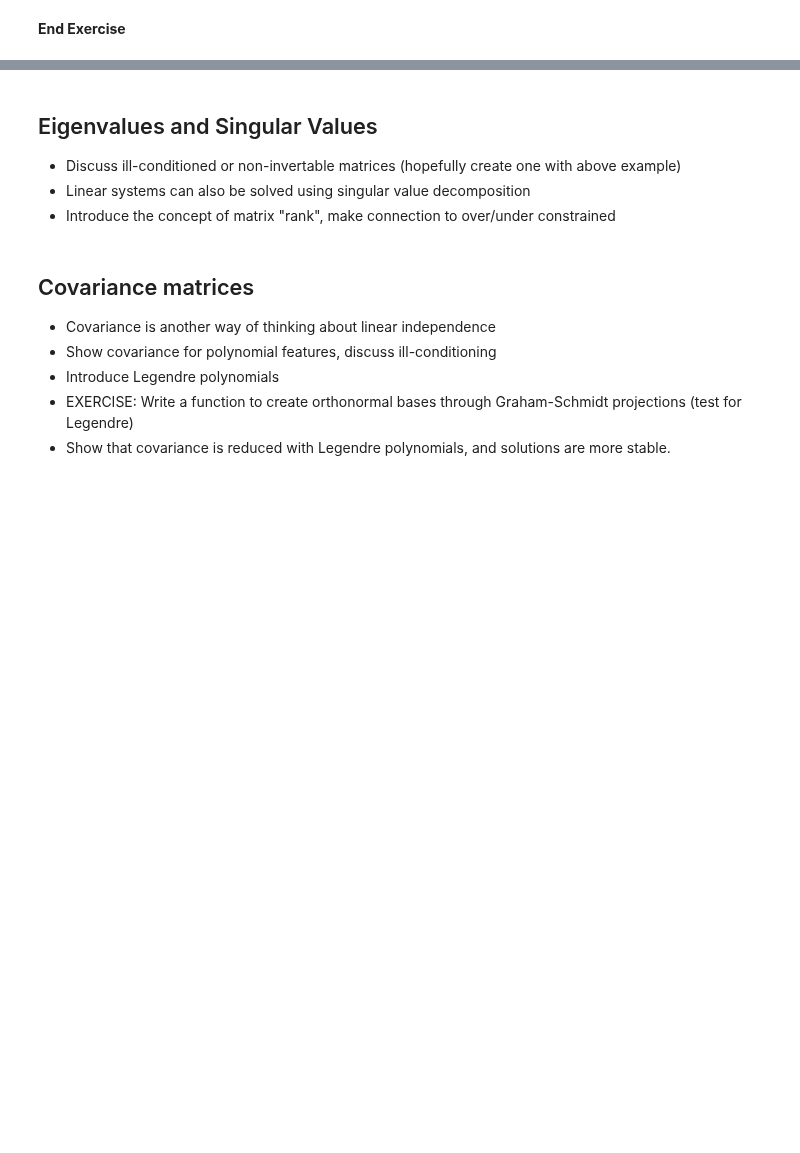
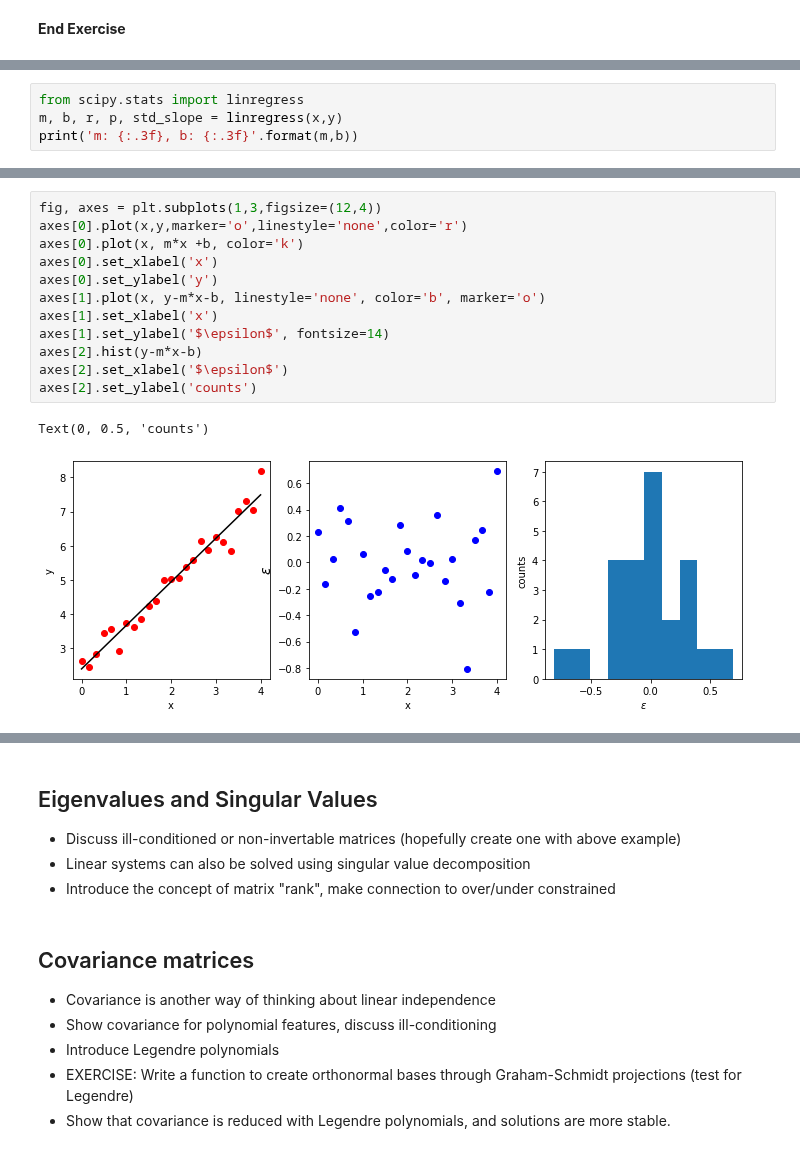
Before and after one commit to medford-group/data_analytics_for_engineers, a Jupyter notebook: modules/0-foundations/foundations.ipynb, the cells around one changed output, grey strips where cells are left out. Drawn from its saved outputs; the diff is of its cells as text; blank space fills up the shorter version.

```diff
--- a/modules/0-foundations/foundations.ipynb
+++ b/modules/0-foundations/foundations.ipynb
@@ -255,0 +257,4 @@ We can also use a built-in Python function to find the slope and intercept:
+# %%
+from scipy.stats import linregress
+m, b, r, p, std_slope = linregress(x,y)
+print('m: {:.3f}, b: {:.3f}'.format(m,b))
@@ -255,0 +277,15 @@ We can also use a built-in Python function to find the slope and intercept:
+# %%
+fig, axes = plt.subplots(1,3,figsize=(12,4))
+axes[0].plot(x,y,marker='o',linestyle='none',color='r')
+axes[0].plot(x, m*x +b, color='k')
+axes[0].set_xlabel('x')
+axes[0].set_ylabel('y')
+axes[1].plot(x, y-m*x-b, linestyle='none', color='b', marker='o')
+axes[1].set_xlabel('x')
+axes[1].set_ylabel('$\epsilon$', fontsize=14)
+axes[2].hist(y-m*x-b)
+axes[2].set_xlabel('$\epsilon$')
+axes[2].set_ylabel('counts')
+# %% [output]
+Text(0, 0.5, 'counts')
+[figure, added]
```
Also changed, not shown: parts of 49 cells of this notebook.
